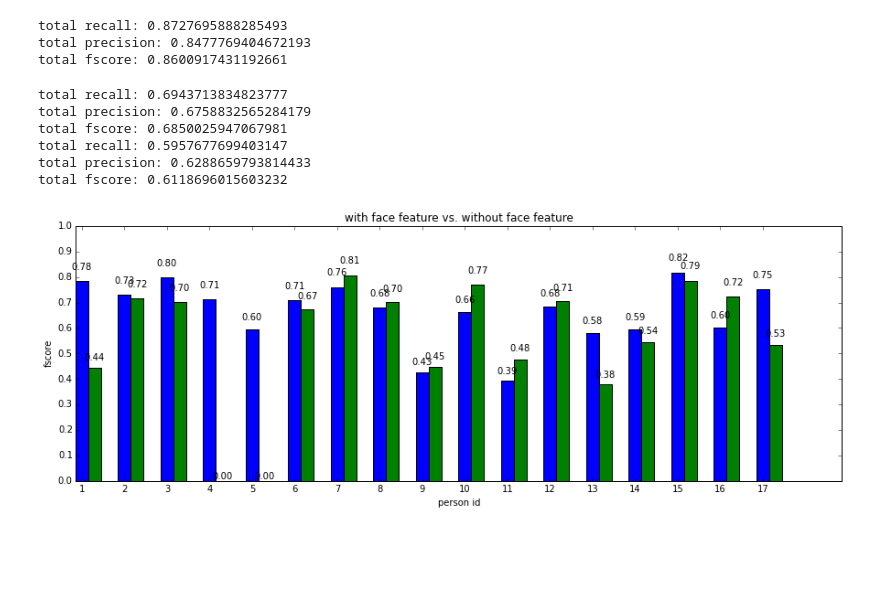
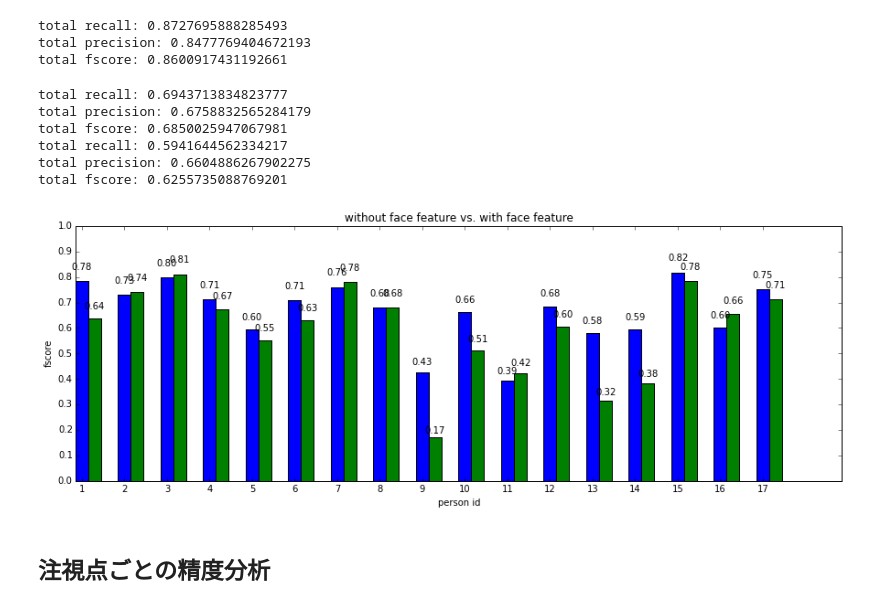
Before and after one commit to kenoga/gaze, a Jupyter notebook: analyze/show_result.ipynb, the cells around one changed output. Saved outputs shown, nothing was run; the diff lists cells and outputs as text; code cells hidden in the pictures; blank space fills up the shorter version.

```diff
--- a/analyze/show_result.ipynb
+++ b/analyze/show_result.ipynb
@@ -315,26 +347,28 @@ total fscore: 0.8600917431192661
 # %%
 result_path = os.path.join(result_dir, "summer1", "all.json")
 pids, scores = extract_pids_and_scores(result_path)
 fscores, recall, precision = calculate_total_score(result_path)
 print("total recall: %s" % recall)
 print("total precision: %s" % precision)
 print("total fscore: %s" % fscores[1])
 scores1 = scores
 
-result_path = os.path.join(result_dir, "with_face_feature_for_report", "all.json")
+result_path = os.path.join(result_dir, "with_face_feature", "all.json")
 pids, scores = extract_pids_and_scores(result_path)
 fscores, recall, precision = calculate_total_score(result_path)
 print("total recall: %s" % recall)
 print("total precision: %s" % precision)
 print("total fscore: %s" % fscores[1])
 scores2 = scores
 
 display_score_double_bar(pids, scores1, scores2, title="without face feature vs. with face feature")
 # %% [output]
 total recall: 0.6943713834823777
 total precision: 0.6758832565284179
 total fscore: 0.6850025947067981
-total recall: 0.5957677699403147
-total precision: 0.6288659793814433
-total fscore: 0.6118696015603232
+total recall: 0.5941644562334217
+total precision: 0.6604886267902275
+total fscore: 0.6255735088769201
-[figure, old version]
+[figure, new version]
+# %% [markdown]
+## 注視点ごとの精度分析
```
Also changed, not shown: parts of 3 cells of this notebook, 9 other files.
